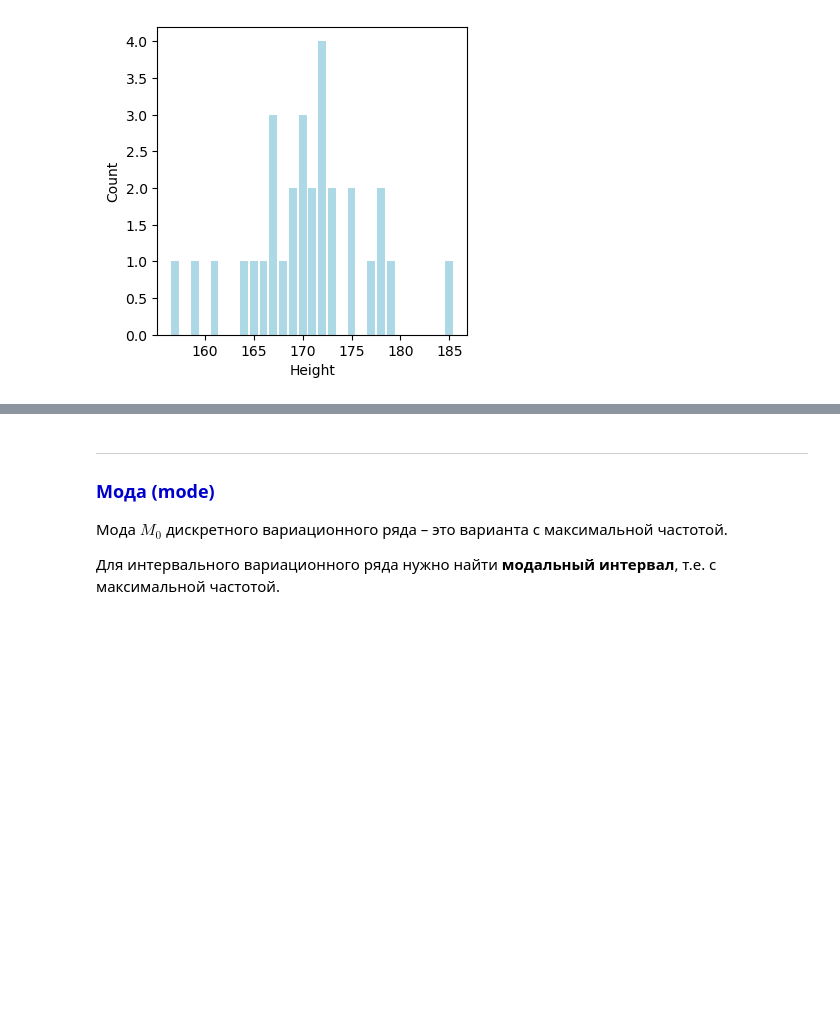
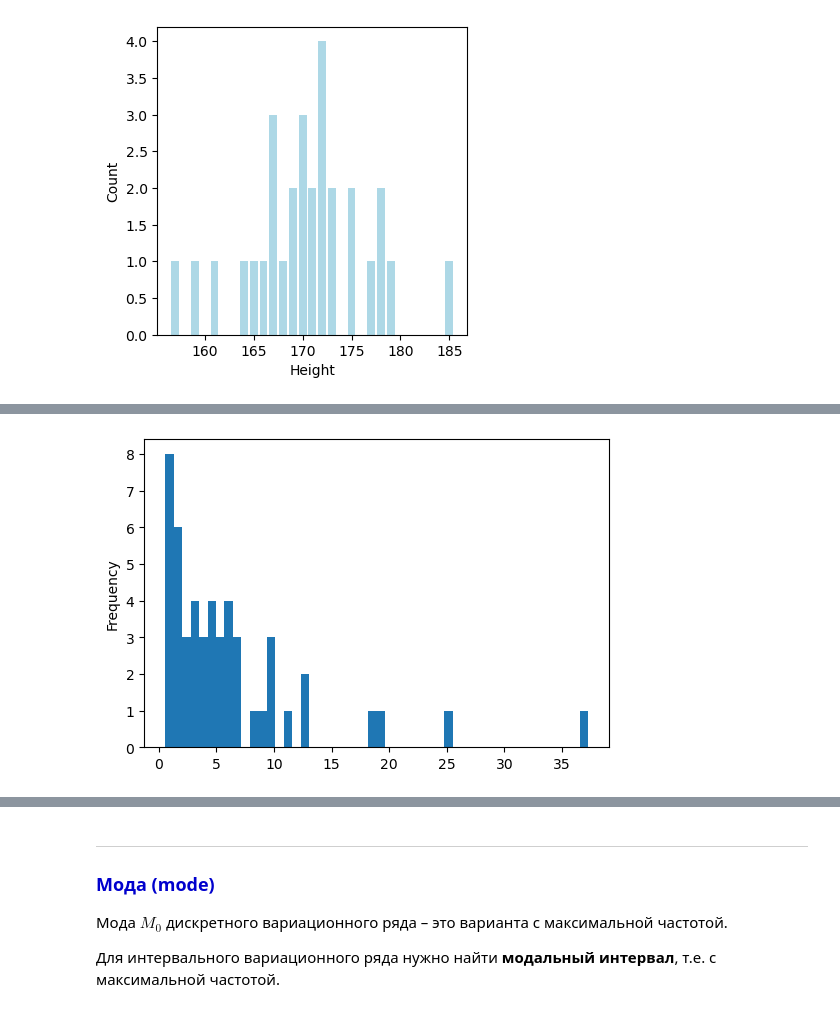
Before and after one commit to TanXmas/ProbabilityTheory_and_Statistics, a Jupyter notebook: St_02_Point estimates.ipynb, the cells around one changed output, grey strips where cells are left out. Drawn from its saved outputs; the diff is of its cells as text; code cells hidden in the pictures; blank space fills up the shorter version.

```diff
--- a/St_02_Point estimates.ipynb
+++ b/St_02_Point estimates.ipynb
@@ -33,0 +75,4 @@ plt.ylabel('Count');
+# %%
+ax = (df['Population']/1_000_000).plot.hist(figsize=(6, 4), bins=50)
+# %% [output]
+[figure, added]
```
Also changed, not shown: parts of 27 cells of this notebook.
